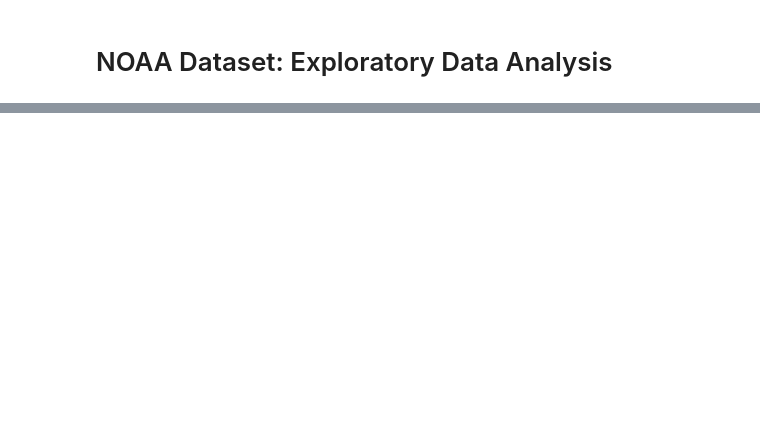
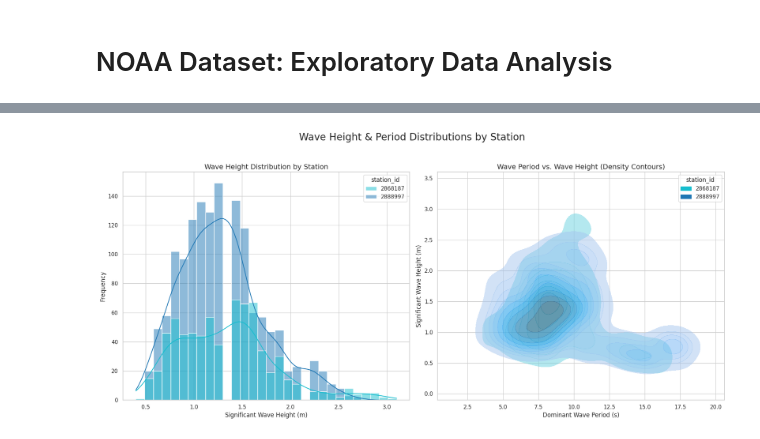
Before and after one commit to shama-llama/noaa-dataset-project, a Jupyter notebook: notebooks/dataset_description.ipynb, the cells around one changed output, grey strips where cells are left out. Saved outputs shown, nothing was run; the diff lists cells and outputs as text; code cells hidden in the pictures; blank space fills up the shorter version.

```diff
--- a/notebooks/dataset_description.ipynb
+++ b/notebooks/dataset_description.ipynb
@@ -168,0 +565,38 @@ plt.show()
+# %%
+plt.figure(figsize=(18, 8))
+
+# Wave Height Distribution by Station
+plt.subplot(1, 2, 1)
+sns.histplot(
+    data=df.dropna(subset=['significant_wave_height_m']),
+    x='significant_wave_height_m',
+    hue='station_id',
+    kde=True,
+    palette='tab10_r'
+)
+plt.title('Wave Height Distribution by Station', fontsize=14)
+plt.xlabel('Significant Wave Height (m)', fontsize=12)
+plt.ylabel('Frequency', fontsize=12)
+plt.grid(True)
+
+# Wave Period vs. Wave Height (Density Contours)
+plt.subplot(1, 2, 2)
+sns.kdeplot(
+    data=df.dropna(subset=['dominant_wave_period_s', 'significant_wave_height_m']),
+    x='dominant_wave_period_s',
+    y='significant_wave_height_m',
+    hue='station_id',
+    fill=True,
+    alpha=0.5,
+    palette='tab10_r'
+)
+plt.title('Wave Period vs. Wave Height (Density Contours)', fontsize=14)
+plt.xlabel('Dominant Wave Period (s)', fontsize=12)
+plt.ylabel('Significant Wave Height (m)', fontsize=12)
+plt.grid(True)
+
+plt.suptitle('Wave Height & Period Distributions by Station', fontsize=20, y=1.03)
+plt.tight_layout()
+plt.show()
+# %% [output]
+[figure, added]
```
Also changed, not shown: parts of 64 cells of this notebook.
